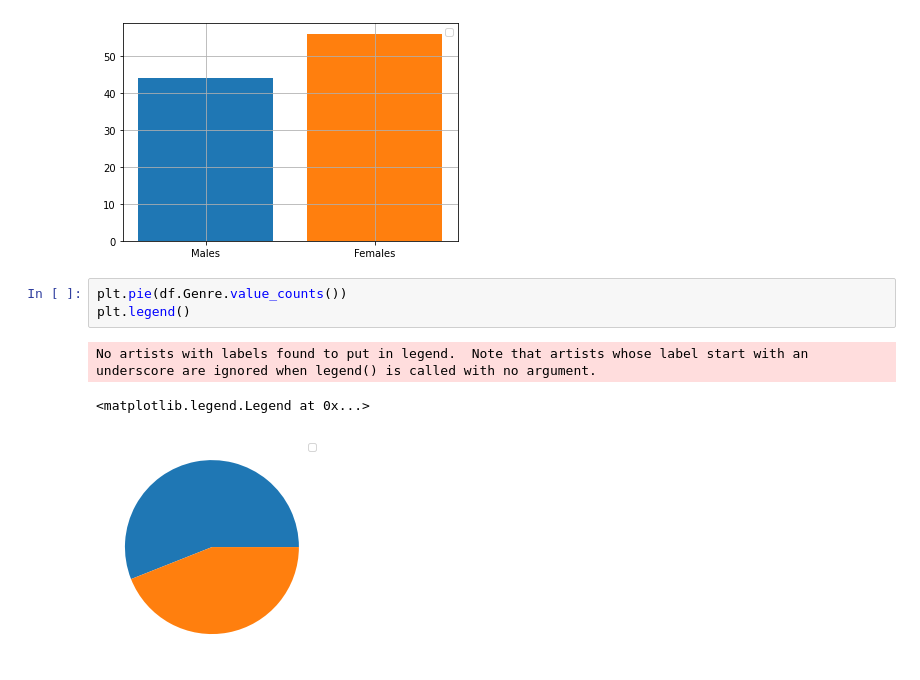
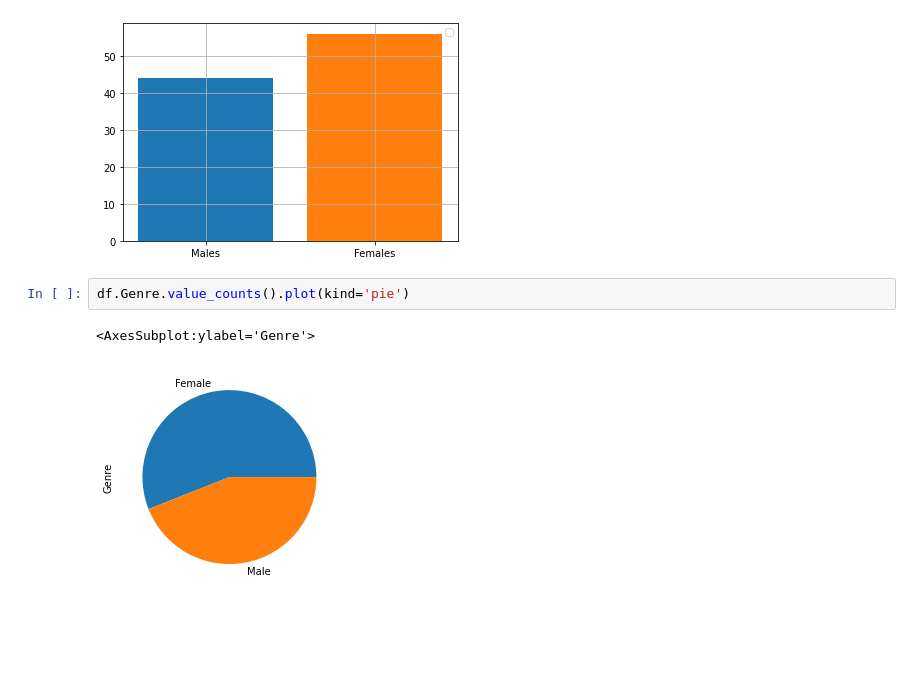
Before and after one commit to Naveen-Karanamu/Customer-Segmentation, a Jupyter notebook: main.ipynb, the cells around one changed output. Cells and saved outputs as stored; diff of their text form; blank space fills up the shorter version.

```diff
--- a/main.ipynb
+++ b/main.ipynb
@@ -95,10 +95,8 @@ plt.grid()
 # %% [output]
 No artists with labels found to put in legend.  Note that artists whose label start with an underscore are ignored when legend() is called with no argument.
 [figure]
-# %%
-plt.pie(df.Genre.value_counts())
-plt.legend()
-# %% [output]
-No artists with labels found to put in legend.  Note that artists whose label start with an underscore are ignored when legend() is called with no argument.
-<matplotlib.legend.Legend at 0x...>
-[figure, removed]
+# %%
+df.Genre.value_counts().plot(kind='pie')
+# %% [output]
+<AxesSubplot:ylabel='Genre'>
+[figure, added]
```
